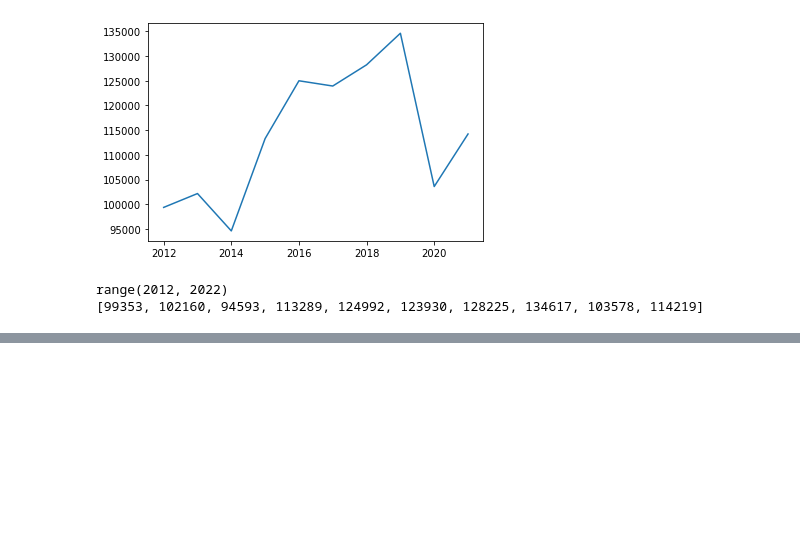
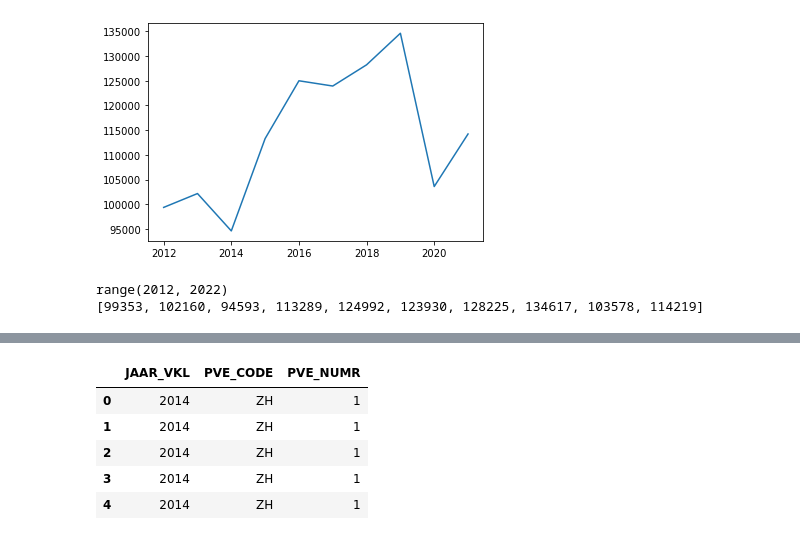
Before and after one commit to stefan1234567891011/AI_personal_project, a Jupyter notebook: code/data.ipynb, the cells around one changed output, grey strips where cells are left out. Saved outputs shown, nothing was run; the diff lists cells and outputs as text; code cells hidden in the pictures; blank space fills up the shorter version.

```diff
--- a/code/data.ipynb
+++ b/code/data.ipynb
@@ -187,0 +170,10 @@ df_titanic['PClass'] = df_titanic['pclass'].map( {'1st' : 1, '2nd' : 2, '3rd' :
+# %%
+df_5 = df_4[["JAAR_VKL", "PVE_CODE", "PVE_NUMR"]]
+df_5.head(5)
+# %% [output]
+|  | JAAR_VKL | PVE_CODE | PVE_NUMR |
+| 0 | 2014 | ZH | 1 |
+| 1 | 2014 | ZH | 1 |
+| 2 | 2014 | ZH | 1 |
+| 3 | 2014 | ZH | 1 |
+| 4 | 2014 | ZH | 1 |
```
Also changed, not shown: parts of 8 cells of this notebook.
